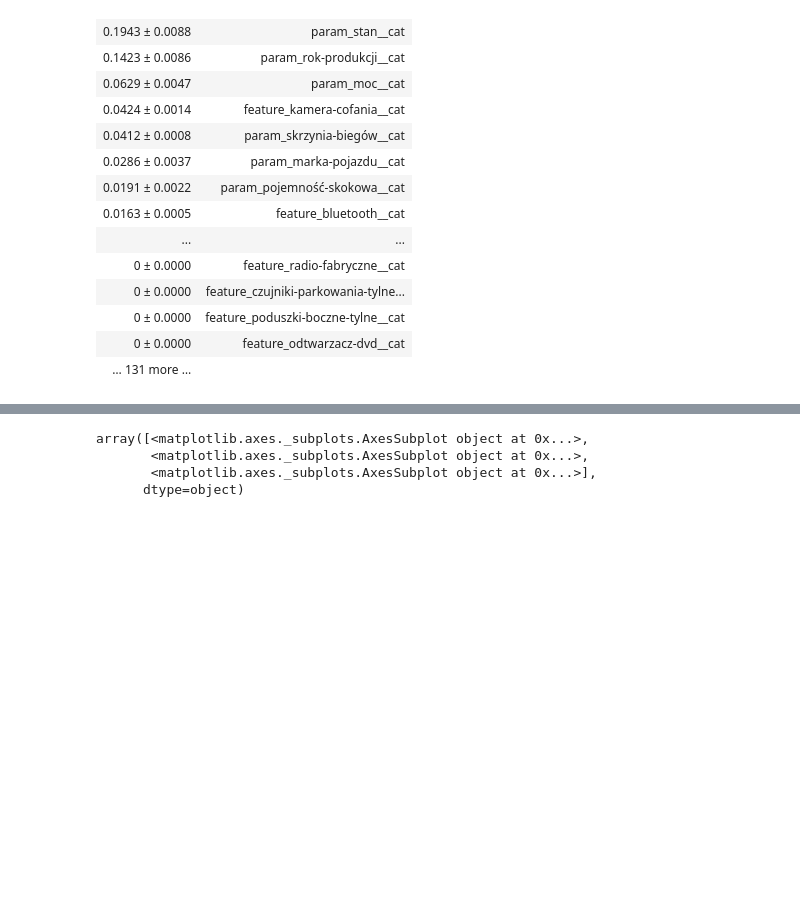
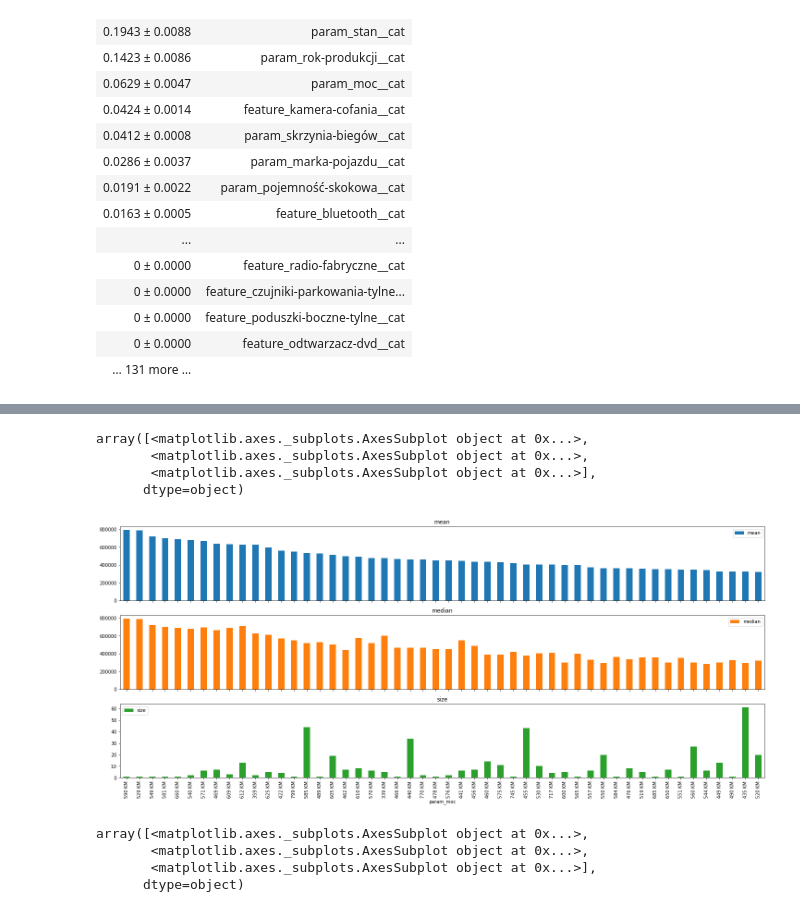
Before and after one commit to kszysiec/dw_matrix_car, a Jupyter notebook: day3_simple_model.ipynb, the cells around one changed output, grey strips where cells are left out. Drawn from its saved outputs; the diff is of its cells as text; code cells hidden in the pictures; blank space fills up the shorter version.

```diff
--- a/day3_simple_model.ipynb
+++ b/day3_simple_model.ipynb
@@ -173,3 +181,11 @@ def group_and_barplot (feat_groupby, feat_agg="price_value", agg_funcs=[np.mean,
+# %%
+group_and_barplot("param_moc")
+# %% [output]
+array([<matplotlib.axes._subplots.AxesSubplot object at 0x...>,
+       <matplotlib.axes._subplots.AxesSubplot object at 0x...>,
+       <matplotlib.axes._subplots.AxesSubplot object at 0x...>],
+      dtype=object)
+[figure, added]
 # %%
 group_and_barplot("param_napęd")
 # %% [output]
```
Also changed, not shown: parts of 1 cell of this notebook.
